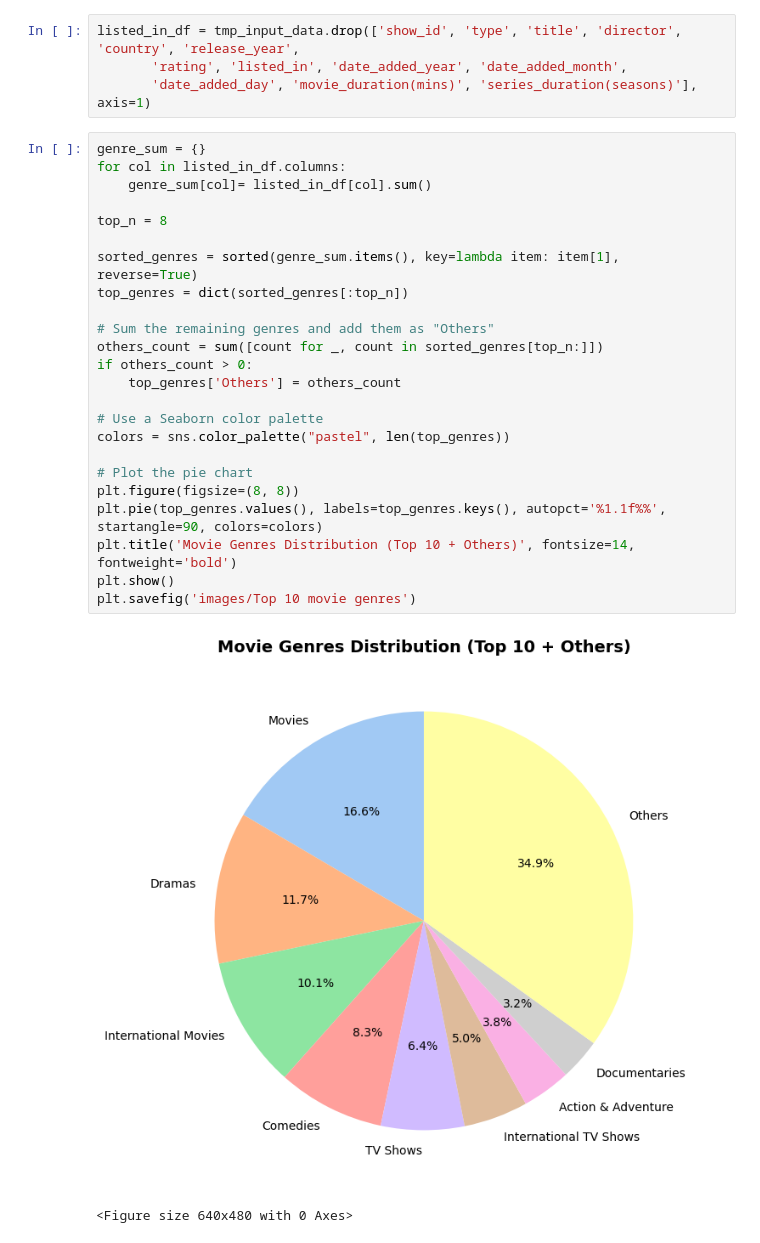
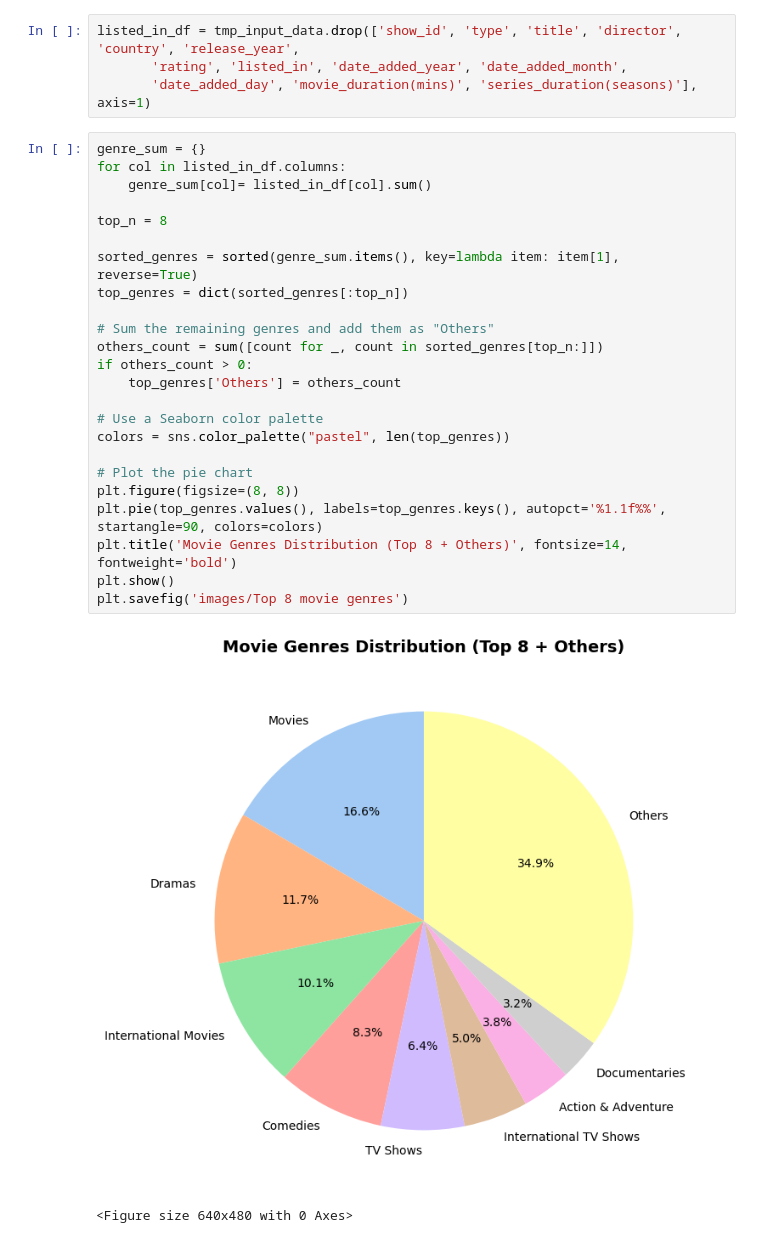
Before and after one commit to HaileleulGirma/Netflix-data-exploration, a Jupyter notebook: Netflix data EDA.ipynb, the cells around one changed output. Cells and saved outputs as stored; diff of their text form.

Commit message:
removed wrong plot

```diff
--- a/Netflix data EDA.ipynb
+++ b/Netflix data EDA.ipynb
@@ -356,27 +356,27 @@ listed_in_df = tmp_input_data.drop(['show_id', 'type', 'title', 'director', 'cou
 # %%
 genre_sum = {}
 for col in listed_in_df.columns:
     genre_sum[col]= listed_in_df[col].sum()
 
 top_n = 8
 
 sorted_genres = sorted(genre_sum.items(), key=lambda item: item[1], reverse=True)
 top_genres = dict(sorted_genres[:top_n])
 
 # Sum the remaining genres and add them as "Others"
 others_count = sum([count for _, count in sorted_genres[top_n:]])
 if others_count > 0:
     top_genres['Others'] = others_count
 
 # Use a Seaborn color palette
 colors = sns.color_palette("pastel", len(top_genres))
 
 # Plot the pie chart
 plt.figure(figsize=(8, 8))
 plt.pie(top_genres.values(), labels=top_genres.keys(), autopct='%1.1f%%', startangle=90, colors=colors)
-plt.title('Movie Genres Distribution (Top 10 + Others)', fontsize=14, fontweight='bold')
+plt.title('Movie Genres Distribution (Top 8 + Others)', fontsize=14, fontweight='bold')
 plt.show()
-plt.savefig('images/Top 10 movie genres')
+plt.savefig('images/Top 8 movie genres')
 # %% [output]
-[figure, old version]
+[figure, new version]
 <Figure size 640x480 with 0 Axes>
```
Also changed, not shown: 1 other file.
